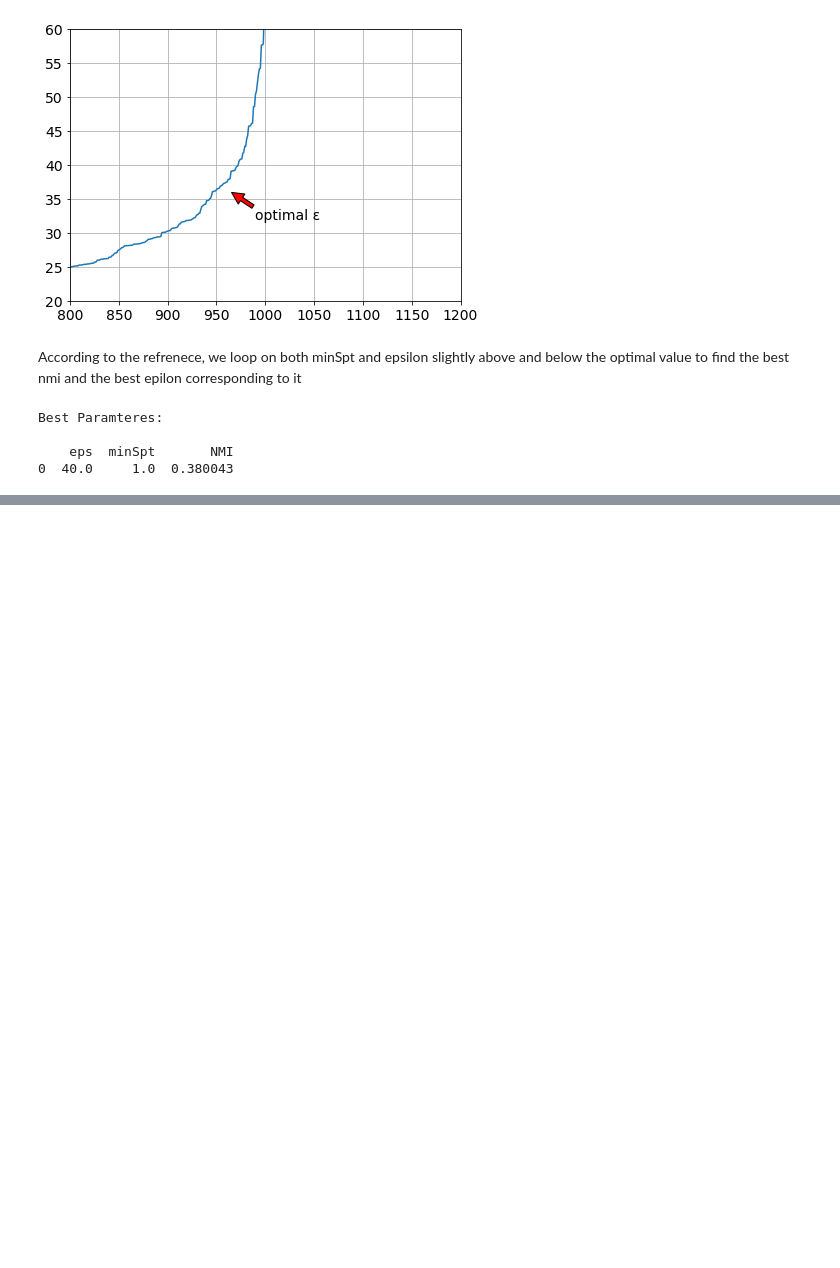
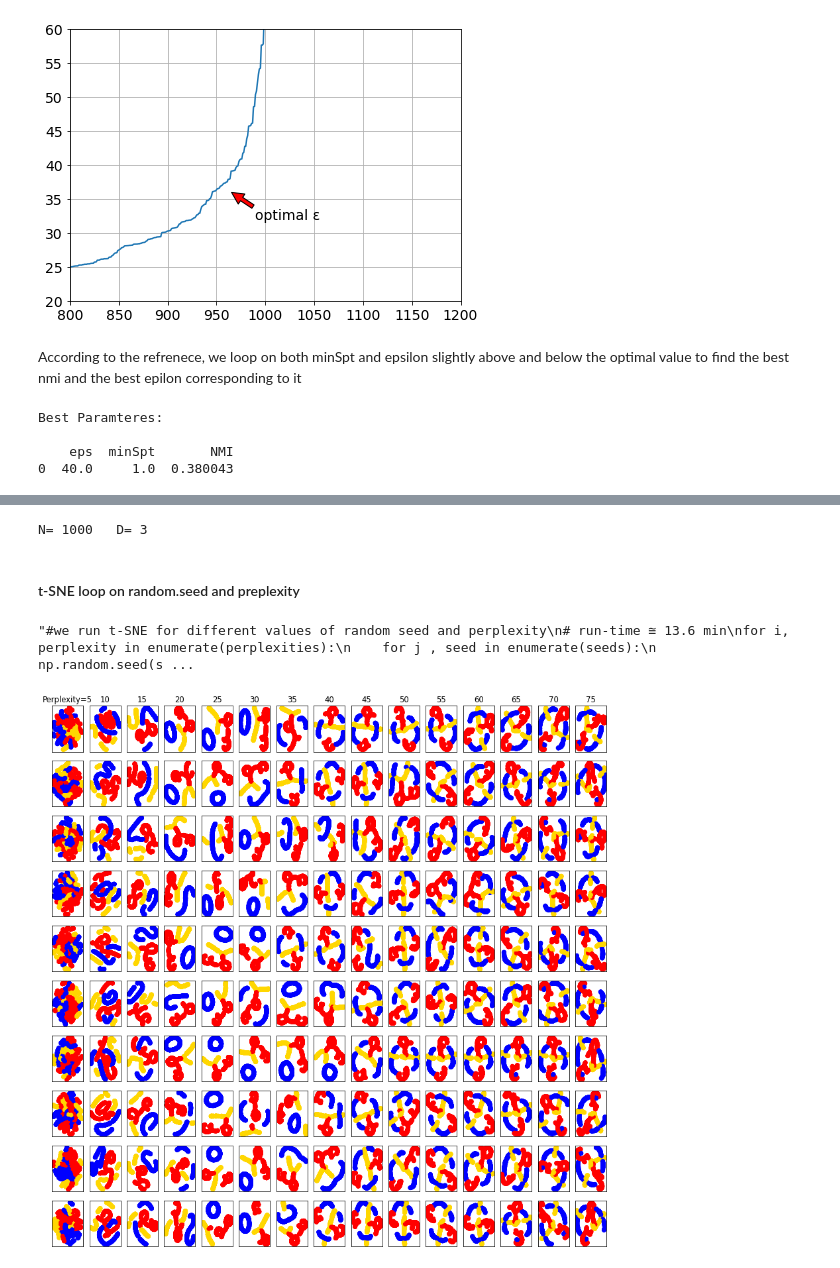
Before and after one commit to aidinattar/LoCP_MODB, a Jupyter notebook: Week5/Group2211__tSNE.ipynb, the cells around one changed output, grey strips where cells are left out. Saved outputs shown, nothing was run; the diff lists cells and outputs as text; code cells hidden in the pictures; blank space fills up the shorter version.

```diff
--- a/Week5/Group2211__tSNE.ipynb
+++ b/Week5/Group2211__tSNE.ipynb
@@ -850,0 +861,11 @@ Best Paramteres:
+# %%
+#fname,fnamey="x_def_3d.dat","y_def_3d.dat"
+fname,fnamey="x_3d.dat","y_3d.dat"
+data=np.loadtxt("DATA/"+fname, delimiter='\t')
+y=np.loadtxt("DATA/"+fnamey,dtype=int)
+N=len(data)
+D=len(data[0])
+print("N=",N,"  D=",D)
+x=data
+# %% [output]
+N= 1000   D= 3
@@ -850,0 +875,2 @@ Best Paramteres:
+# %% [markdown]
+#### t-SNE loop on random.seed and preplexity
@@ -850,0 +887,54 @@ Best Paramteres:
+# %%
+"""#we run t-SNE for different values of random seed and perplexity
+# run-time ≅ 13.6 min
+for i, perplexity in enumerate(perplexities):
+    for j , seed in enumerate(seeds):
+        np.random.seed(seed)
+        tsne = manifold.TSNE(n_components=n_components, init='random',
+                            random_state=None, perplexity=perplexity)
+        Y = tsne.fit_transform(data)
+        DF.iloc[j,i] = [list(Y[:, 0]), list(Y[:, 1])]
+
+DF.to_csv('./results_DATA/Ex_4_loop.csv')"""
+# %% [output]
+"#we run t-SNE for different values of random seed and perplexity\n# run-time ≅ 13.6 min\nfor i, perplexity in enumerate(perplexities):\n    for j , seed in enumerate(seeds):\n        np.random.seed(s ...
+# %%
+df = pd.read_csv('./results_DATA/Ex_4_loop.csv')
+# %%
+def iloc_reader(i,j):
+    Z = df.iloc[i,j].strip('][').split(', ')
+    temp=[]
+    for i in range(len(Z)):
+        if i == 1000 or i ==999:
+            temp.append(float(Z[i].strip('][').split(', ')[0]))
+        else: temp.append(float(Z[i]))
+    temp = np.array(temp).reshape(2,1000)
+    temp = np.array([[temp[0][i], temp[1][i]] for i in range(temp.shape[1])])
+    return temp
+
+def dis_func(Y):
+    dis = [dist(Y, i, j) for i in range(Y.shape[0]) for j in range(Y.shape[0])]
+    return np.array(dis).reshape(Y.shape[0], Y.shape[0])
+# %%
+mycmap = ListedColormap(["blue","red","gold" ])
+
+(fig, subplots) = plt.subplots(Ns,Np, figsize=(15,15))
+
+for i, perplexity in enumerate(perplexities):
+    for j , seed in enumerate(seeds):
+        ax = subplots[j,i]
+        if j==0 and i==0:
+            ax.set_title("Perplexity=%d" % perplexity, fontsize='small')
+        elif j==0:
+            ax.set_title("%d" % perplexity, fontsize='small')
+
+        x1= list(iloc_reader(j,i+1)[:,0])
+        y1= list(iloc_reader(j,i+1)[:,1])
+        ax.scatter(x1,y1,c=y,cmap=mycmap)
+        ax.tick_params(left=False,bottom=False)
+        ax.xaxis.set_major_formatter(NullFormatter())
+        ax.yaxis.set_major_formatter(NullFormatter())
+        ax.axis('tight')
+plt.show()
+# %% [output]
+[figure, added]
```
Also changed, not shown: parts of 16 cells of this notebook, 1 other file.
